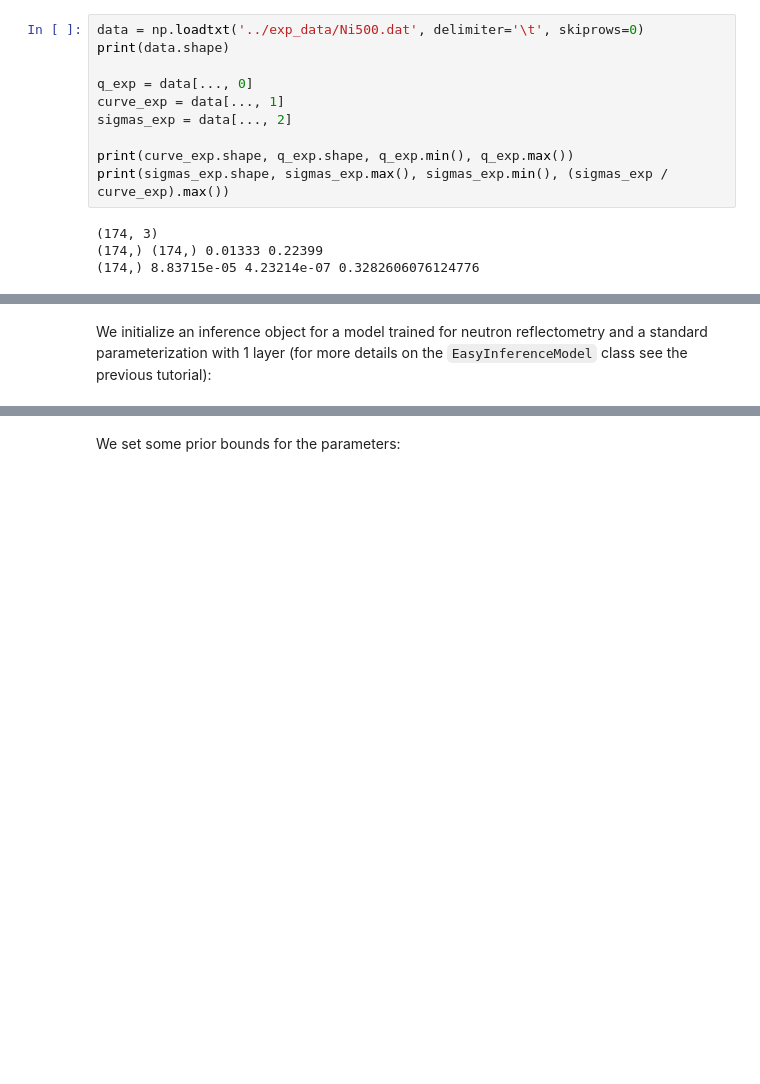
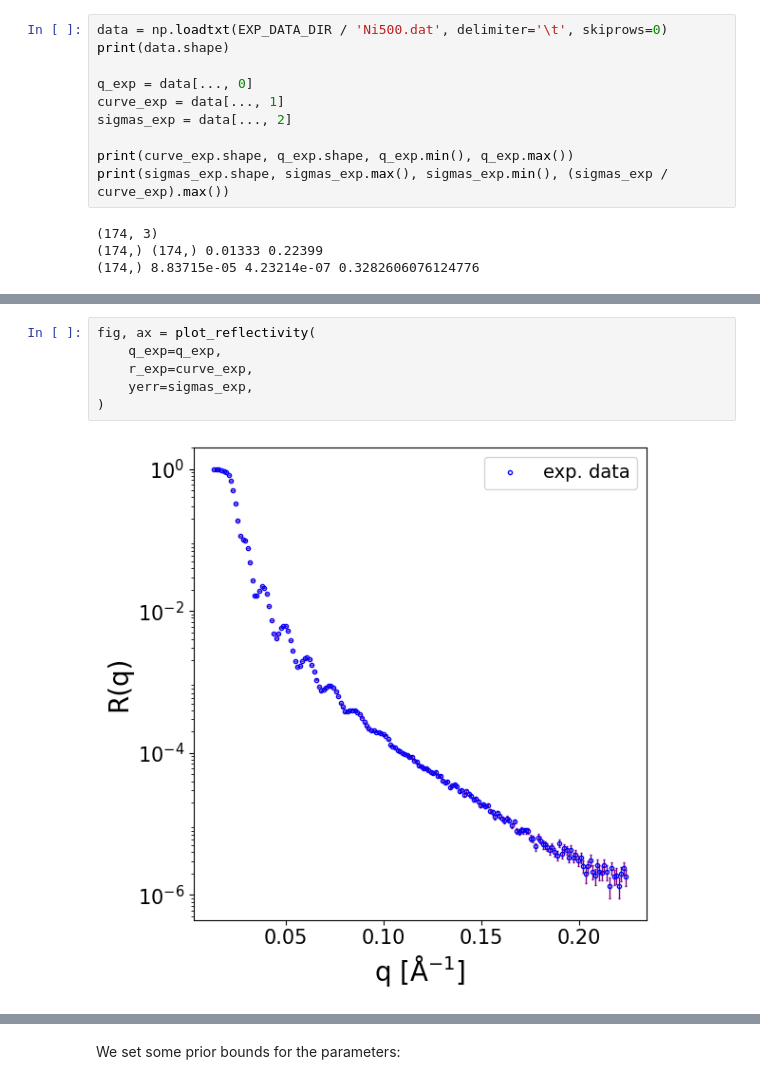
Before and after one commit to schreiber-lab/reflectorch, a Jupyter notebook: documentation/using_reflectorch_neutron.ipynb, the cells around one changed output, grey strips where cells are left out. Cells and saved outputs as stored; diff of their text form; blank space fills up the shorter version.

```diff
--- a/documentation/using_reflectorch_neutron.ipynb
+++ b/documentation/using_reflectorch_neutron.ipynb
@@ -15,7 +16,7 @@ In this tutorial, we build upon the concepts introduced in the previous tutorial
 # %% [markdown]
 We consider the following NR data for a 1-layer stucture of Ni on Si (air as ambient), measured at a resolution dq/q = 0.1 (i.e. 10%):
 # %%
-data = np.loadtxt('../exp_data/Ni500.dat', delimiter='\t', skiprows=0)
+data = np.loadtxt(EXP_DATA_DIR / 'Ni500.dat', delimiter='\t', skiprows=0)
 print(data.shape)
 
 q_exp = data[..., 0]
@@ -54,2 +32,8 @@ ax.legend(loc='upper right', fontsize=14)
-# %% [markdown]
-We initialize an inference object for a model trained for neutron reflectometry and a standard parameterization with 1 layer (for more details on the `EasyInferenceModel` class see the previous tutorial):
+# %%
+fig, ax = plot_reflectivity(
+    q_exp=q_exp,
+    r_exp=curve_exp,
+    yerr=sigmas_exp,
+)
+# %% [output]
+[figure, added]
```
Also changed, not shown: parts of 65 cells of this notebook, 2 other files.
